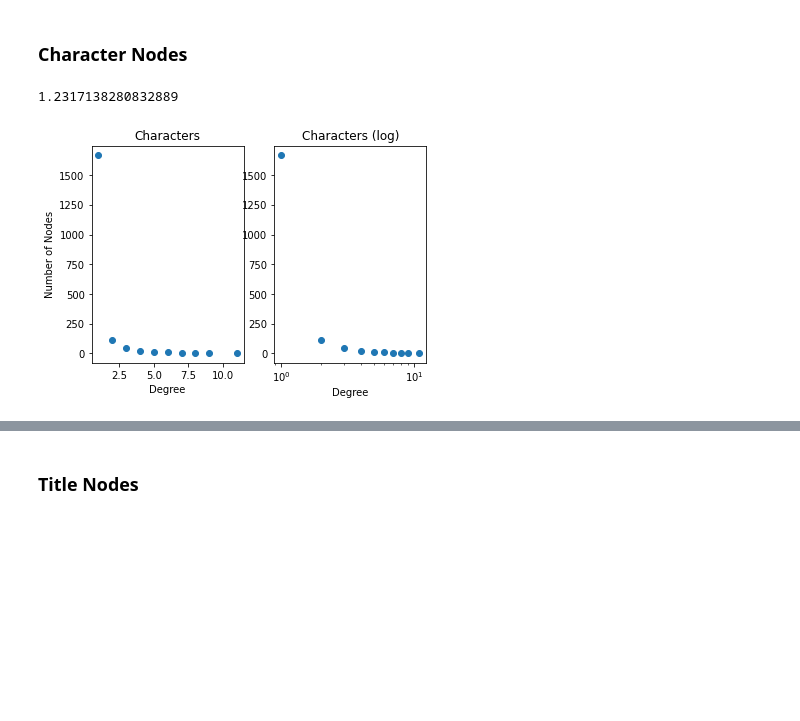
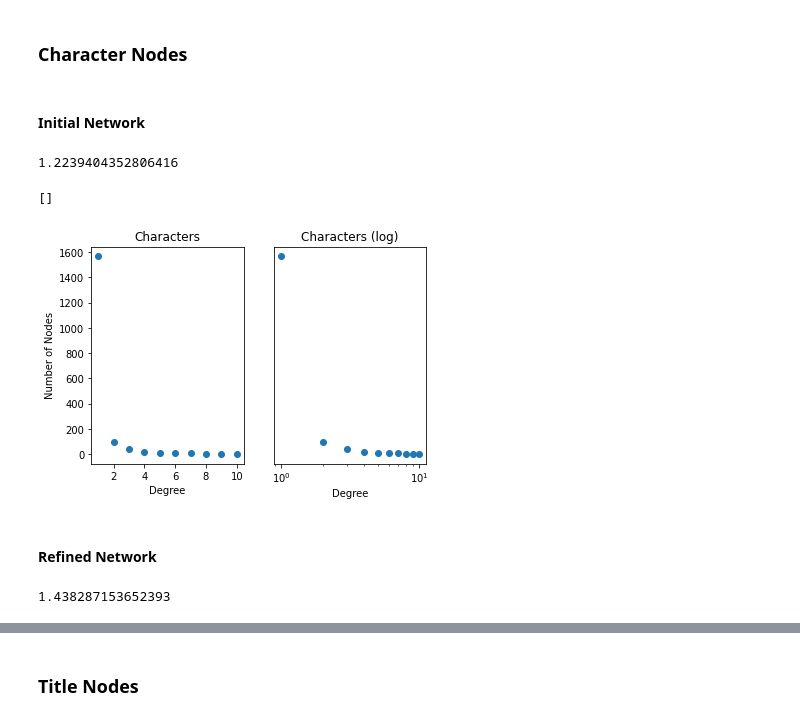
Before and after one commit to mslater21/SNA-Project, a Jupyter notebook: bipartite.ipynb, the cells around one changed output, grey strips where cells are left out. Saved outputs shown, nothing was run; the diff lists cells and outputs as text; code cells hidden in the pictures; blank space fills up the shorter version.

```diff
--- a/bipartite.ipynb
+++ b/bipartite.ipynb
@@ -33,3 +30,34 @@ for index, row in characters.iterrows():
+# %%
+for index, row in new_characters.iterrows():
+  if row['title'] == 'What If...?':
+    char_name = row['character'] + '-AR'
+  else:
+    char_name = row['character']
+  new_G.add_node(char_name, bipartite=1, alias=row['character_alias'], actor=row['actor'])
+
+for index, row in old_characters.iterrows():
+  if row['title'] == 'What If...?':
+    char_name = row['character'] + '-AR'
+  else:
+    char_name = row['character']
+  old_G.add_node(char_name, bipartite=1, alias=row['character_alias'], actor=row['actor'])
+# %%
+for index, row in new_characters.iterrows():
+  if row['title'] == 'What If...?':
+    char_name = row['character'] + '-AR'
+  else:
+    char_name = row['character']
+  new_G.add_edge(row['title'] + '*', char_name)
+
+for index, row in old_characters.iterrows():
+  if row['title'] == 'What If...?':
+    char_name = row['character'] + '-AR'
+  else:
+    char_name = row['character']
+  old_G.add_edge(row['title'] + '*', char_name)
 # %%
-character_nodes = {n for n, d in G.nodes(data=True) if d['bipartite'] == 1}
-title_nodes = set(G) - character_nodes
+new_character_nodes = {n for n, d in new_G.nodes(data=True) if d['bipartite'] == 1}
+new_title_nodes = set(new_G) - new_character_nodes
+
+old_character_nodes = {n for n, d in old_G.nodes(data=True) if d['bipartite'] == 1}
+old_title_nodes = set(old_G) - old_character_nodes
@@ -60,0 +114,3 @@ title_degrees, character_degrees = nx.bipartite.degrees(G, character_nodes)
+# %%
+old_title_degrees, old_character_degrees = nx.bipartite.degrees(old_G, old_character_nodes)
+new_title_degrees, new_character_degrees = nx.bipartite.degrees(new_G, new_character_nodes)
@@ -61,22 +131,33 @@ title_degrees, character_degrees = nx.bipartite.degrees(G, character_nodes)
 # %% [markdown]
 ### Character Nodes
+# %% [markdown]
+#### Initial Network
 # %%
 # Average Degree
-sum([d for (n,d) in character_degrees]) / len(character_nodes)
+sum([d for (n,d) in old_character_degrees]) / len(old_character_nodes)
 # %% [output]
-1.2317138280832889
+1.2239404352806416
 # %%
 # Node Degree Distribution
 
 fig, ax = plt.subplots(1, 2)
-ax[0].scatter(*np.unique([d for (n,d) in character_degrees], return_counts=True))
+ax[0].scatter(*np.unique([d for (n,d) in old_character_degrees], return_counts=True))
 ax[0].set_xlabel('Degree')
 ax[0].set_ylabel('Number of Nodes')
 ax[0].set_title('Characters')
 
-ax[1].scatter(*np.unique([d for (n,d) in character_degrees], return_counts=True))
+ax[1].scatter(*np.unique([d for (n,d) in old_character_degrees], return_counts=True))
 ax[1].set_xlabel('Degree')
 ax[1].set_title('Characters (log)')
 ax[1].set_xscale('log')
+ax[1].set_yticks([])
 # %% [output]
+[]
-[figure, old version]
+[figure, new version]
+# %% [markdown]
+#### Refined Network
+# %%
+# Average Degree
+sum([d for (n,d) in new_character_degrees]) / len(new_character_nodes)
+# %% [output]
+1.438287153652393
```
Also changed, not shown: parts of 43 cells of this notebook.
